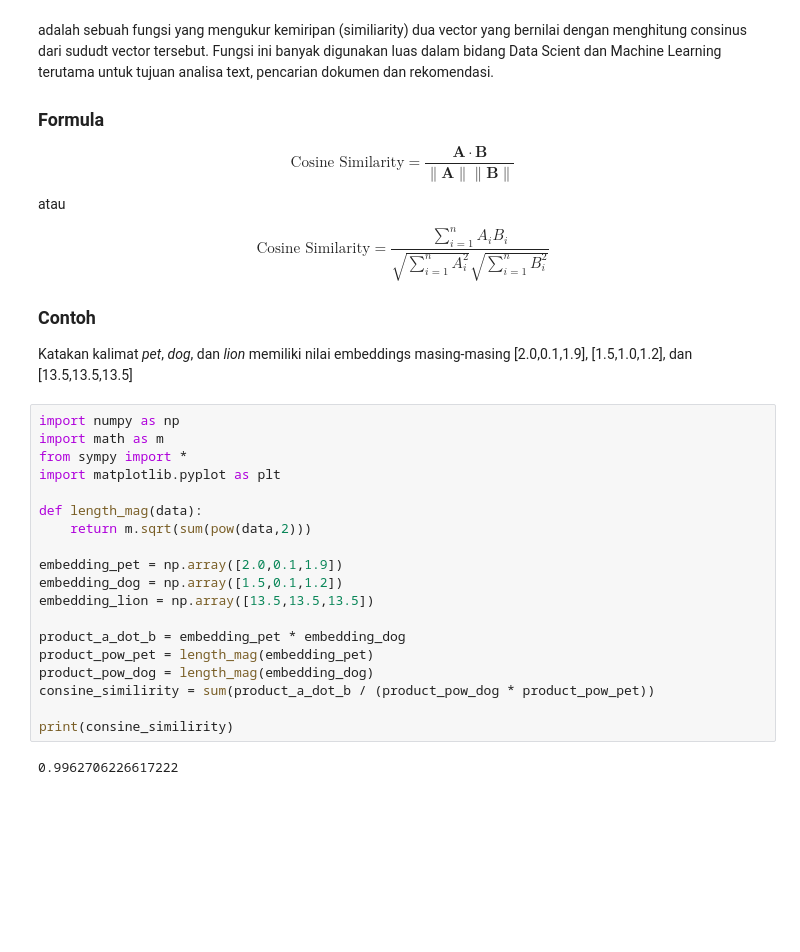
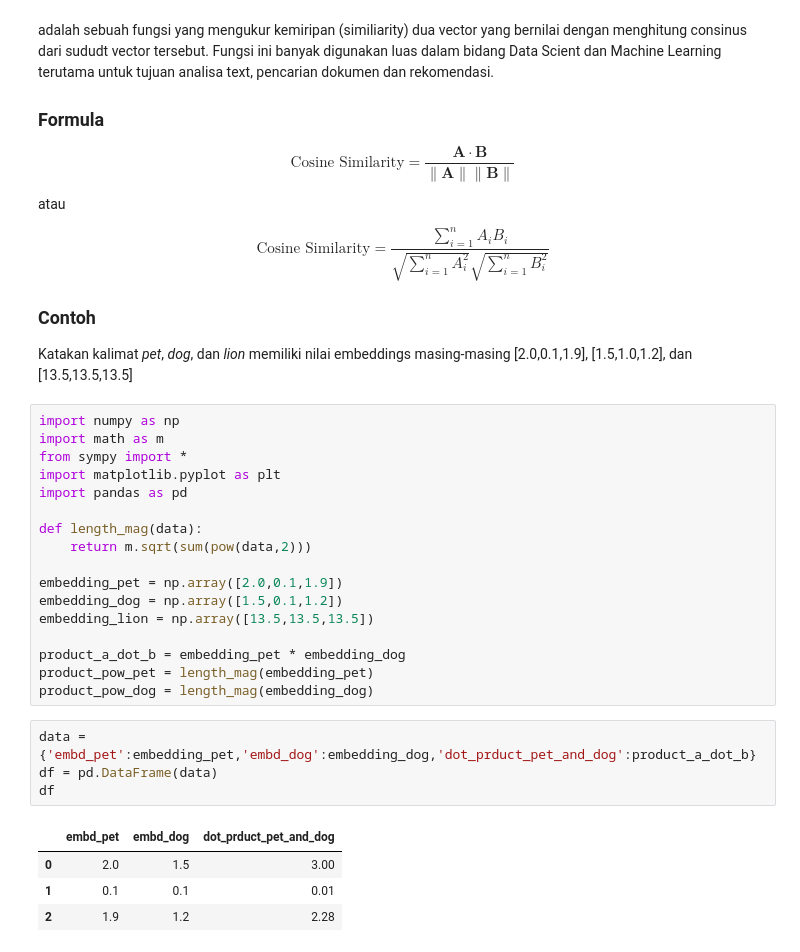
Before and after one commit to muhammadfarras/muhammadfarras.github.io, a Jupyter notebook: docs/All Bout Data/LangChainAndLangGraph/lab/00_cosine_similiarity.ipynb, the cells around one changed output. Saved outputs shown, nothing was run; the diff lists cells and outputs as text; blank space fills up the shorter version.

```diff
--- a/docs/All Bout Data/LangChainAndLangGraph/lab/00_cosine_similiarity.ipynb
+++ b/docs/All Bout Data/LangChainAndLangGraph/lab/00_cosine_similiarity.ipynb
@@ -22,6 +22,7 @@ import numpy as np
 import math as m
 from sympy import *
 import matplotlib.pyplot as plt
+import pandas as pd
 
 def length_mag(data):
     return m.sqrt(sum(pow(data,2)))
@@ -33,8 +34,12 @@ embedding_lion = np.array([13.5,13.5,13.5])
 product_a_dot_b = embedding_pet * embedding_dog
 product_pow_pet = length_mag(embedding_pet)
 product_pow_dog = length_mag(embedding_dog)
-consine_similirity = sum(product_a_dot_b / (product_pow_dog * product_pow_pet))
-
-print(consine_similirity)
-# %% [output]
-0.9962706226617222
+# %%
+data = {'embd_pet':embedding_pet,'embd_dog':embedding_dog,'dot_prduct_pet_and_dog':product_a_dot_b}
+df = pd.DataFrame(data)
+df
+# %% [output]
+|  | embd_pet | embd_dog | dot_prduct_pet_and_dog |
+| 0 | 2.0 | 1.5 | 3.00 |
+| 1 | 0.1 | 0.1 | 0.01 |
+| 2 | 1.9 | 1.2 | 2.28 |
```
Also changed, not shown: parts of 4 cells of this notebook, 12 other files.
